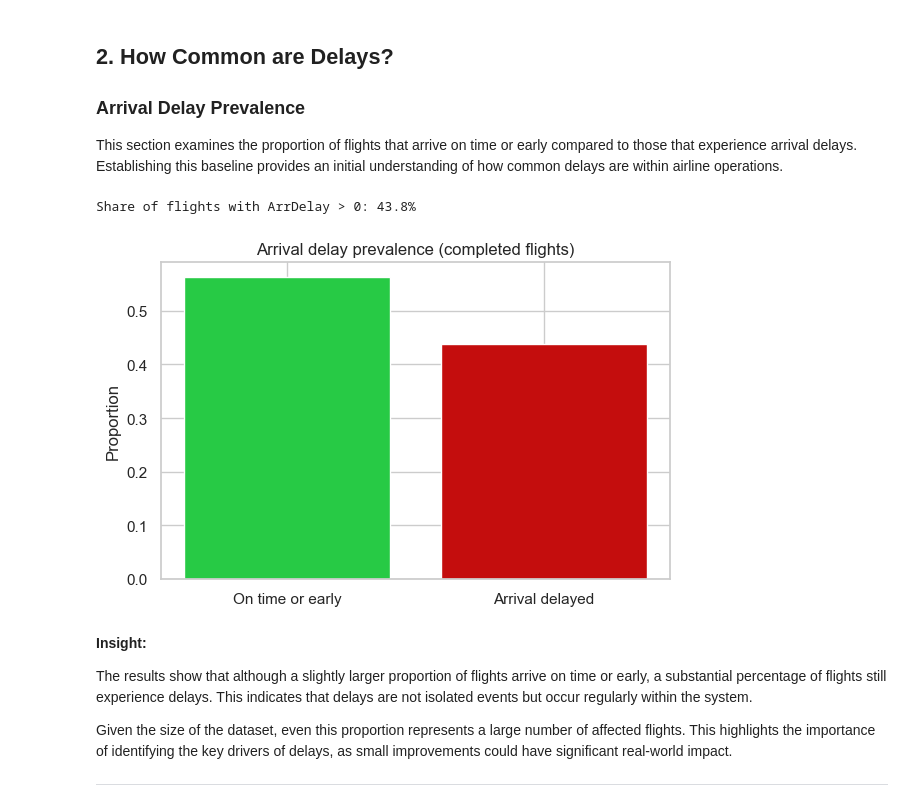
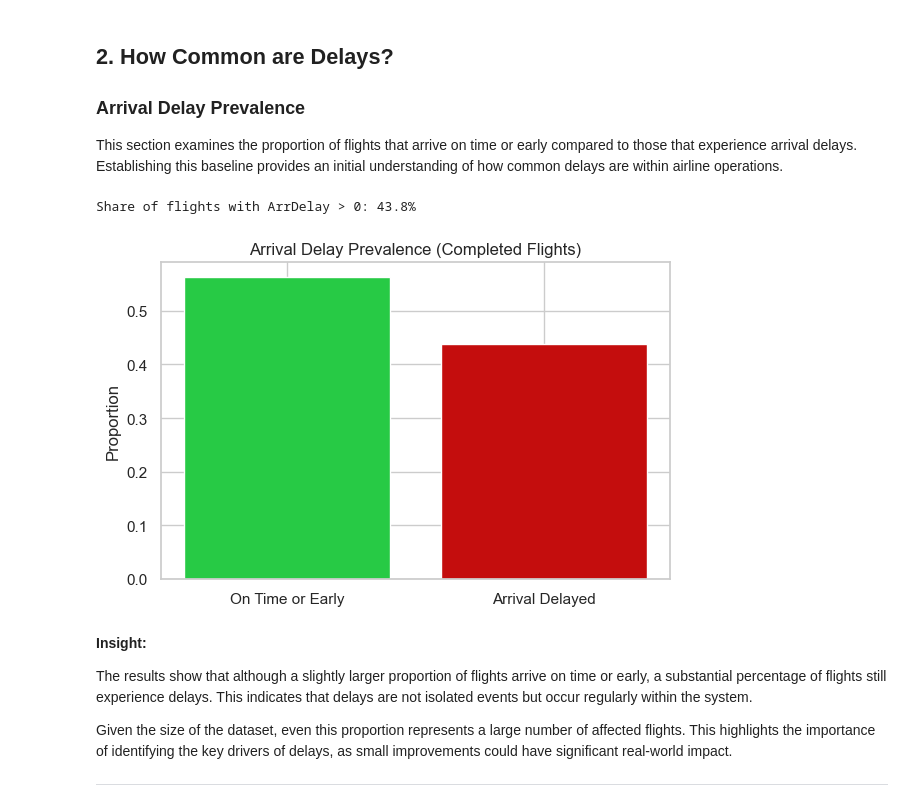
Before and after one commit to zuhrahmoh/Big-Data-Project, a Jupyter notebook: 02_exploratory_analysis.ipynb, the cells around one changed output. Drawn from its saved outputs; the diff is of its cells as text; code cells hidden in the pictures.

```diff
--- a/02_exploratory_analysis.ipynb
+++ b/02_exploratory_analysis.ipynb
@@ -63,16 +109,16 @@ This section examines the proportion of flights that arrive on time or early com
 # %%
 rate = oper["IsArrivalDelayed"].mean()
 print(f"Share of flights with ArrDelay > 0: {100 * rate:.1f}%")
 
 fig, ax = plt.subplots(figsize=(6, 4))
-ax.bar(["On time or early", "Arrival delayed"], [1 - rate, rate], color=["#27ca45", "#C40D0D"])
+ax.bar(["On Time or Early", "Arrival Delayed"], [1 - rate, rate], color=["#27ca45", "#C40D0D"])
 ax.set_ylabel("Proportion")
-ax.set_title("Arrival delay prevalence (completed flights)")
+ax.set_title("Arrival Delay Prevalence (Completed Flights)")
 plt.tight_layout()
 plt.show()
 # %% [output]
 Share of flights with ArrDelay > 0: 43.8%
-[figure, old version]
+[figure, new version]
 # %% [markdown]
 **Insight:**
 
```
Also changed, not shown: parts of 19 cells of this notebook.
